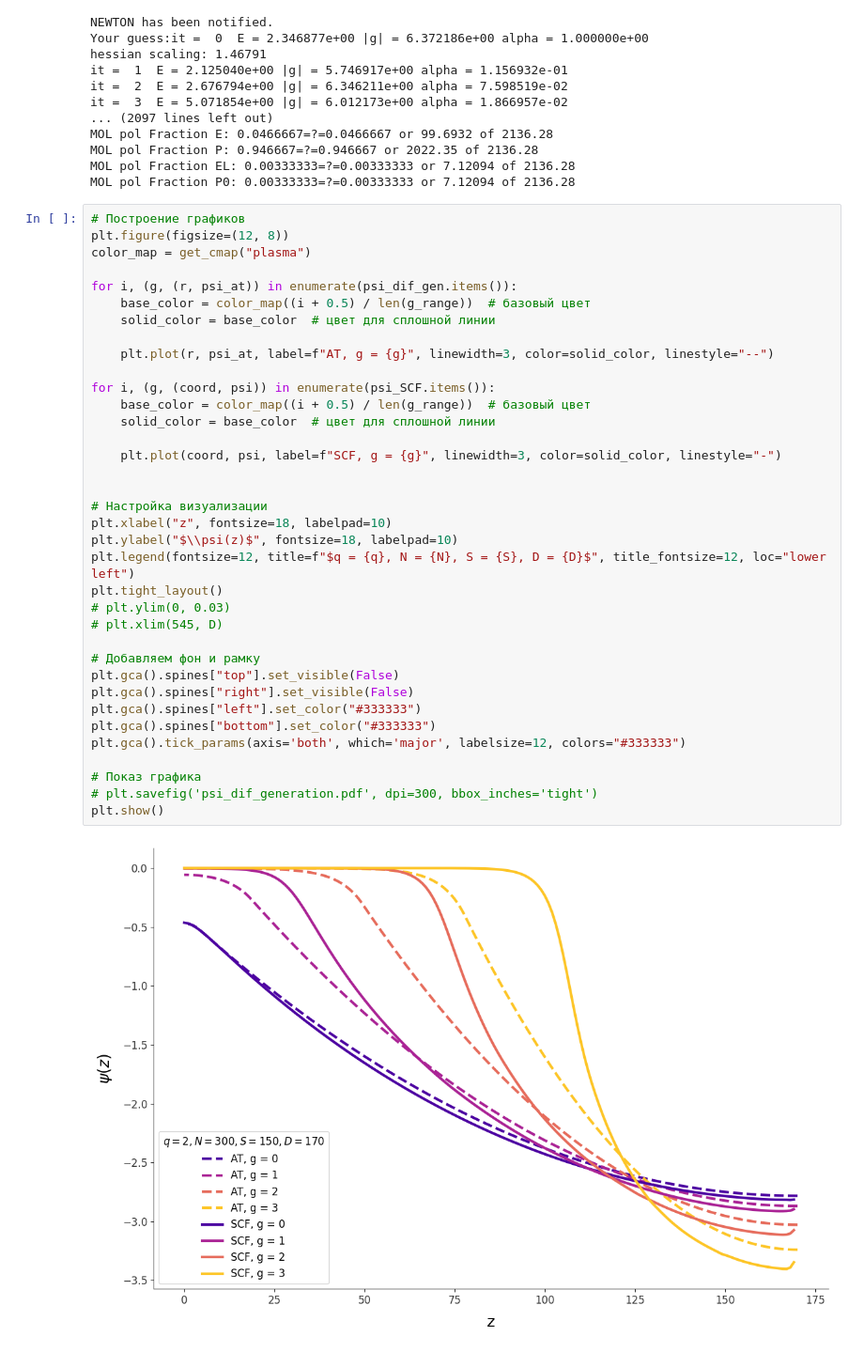
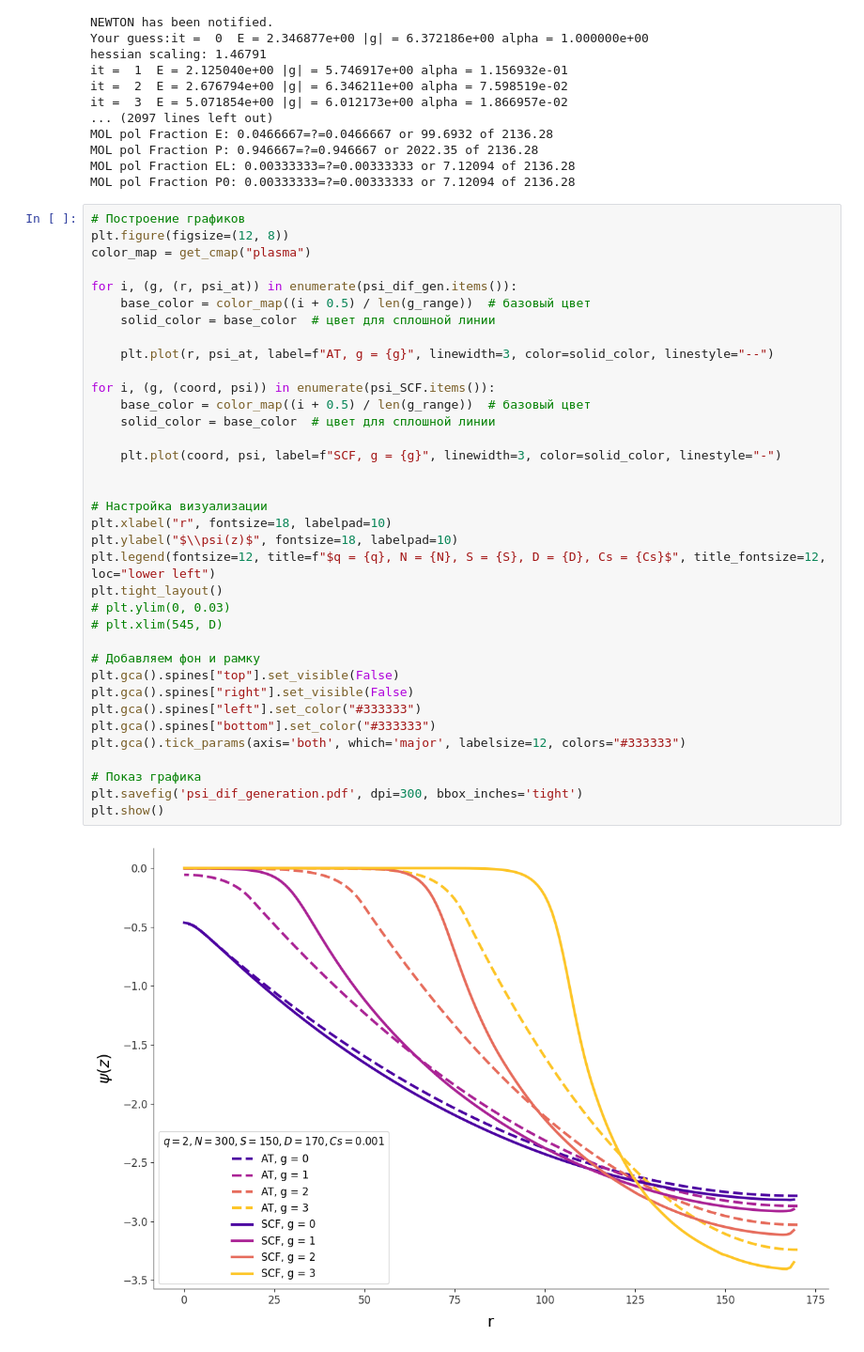
Before and after one commit to salatovaoaoaoa/PB_SCF, a Jupyter notebook: 01_dendrone_pore/Figures/psi_gen_N_const.ipynb, the cells around one changed output. Shown at 94% size. Drawn from its saved outputs; the diff is of its cells as text.

```diff
--- a/01_dendrone_pore/Figures/psi_gen_N_const.ipynb
+++ b/01_dendrone_pore/Figures/psi_gen_N_const.ipynb
@@ -118,34 +118,34 @@ color_map = get_cmap("plasma")
 
 for i, (g, (r, psi_at)) in enumerate(psi_dif_gen.items()):
     base_color = color_map((i + 0.5) / len(g_range))  # базовый цвет
     solid_color = base_color  # цвет для сплошной линии
 
     plt.plot(r, psi_at, label=f"AT, g = {g}", linewidth=3, color=solid_color, linestyle="--")
 
 for i, (g, (coord, psi)) in enumerate(psi_SCF.items()):
     base_color = color_map((i + 0.5) / len(g_range))  # базовый цвет
     solid_color = base_color  # цвет для сплошной линии
 
     plt.plot(coord, psi, label=f"SCF, g = {g}", linewidth=3, color=solid_color, linestyle="-")
 
 
 # Настройка визуализации
-plt.xlabel("z", fontsize=18, labelpad=10)
+plt.xlabel("r", fontsize=18, labelpad=10)
 plt.ylabel("$\\psi(z)$", fontsize=18, labelpad=10)
-plt.legend(fontsize=12, title=f"$q = {q}, N = {N}, S = {S}, D = {D}$", title_fontsize=12, loc="lower left")
+plt.legend(fontsize=12, title=f"$q = {q}, N = {N}, S = {S}, D = {D}, Cs = {Cs}$", title_fontsize=12, loc="lower left")
 plt.tight_layout()
 # plt.ylim(0, 0.03)
 # plt.xlim(545, D)
 
 # Добавляем фон и рамку
 plt.gca().spines["top"].set_visible(False)
 plt.gca().spines["right"].set_visible(False)
 plt.gca().spines["left"].set_color("#333333")
 plt.gca().spines["bottom"].set_color("#333333")
 plt.gca().tick_params(axis='both', which='major', labelsize=12, colors="#333333")
 
 # Показ графика
-# plt.savefig('psi_dif_generation.pdf', dpi=300, bbox_inches='tight')
+plt.savefig('psi_dif_generation.pdf', dpi=300, bbox_inches='tight')
 plt.show()
 # %% [output]
-[figure, old version]
+[figure, new version]
```
Also changed, not shown: 5 other files.
